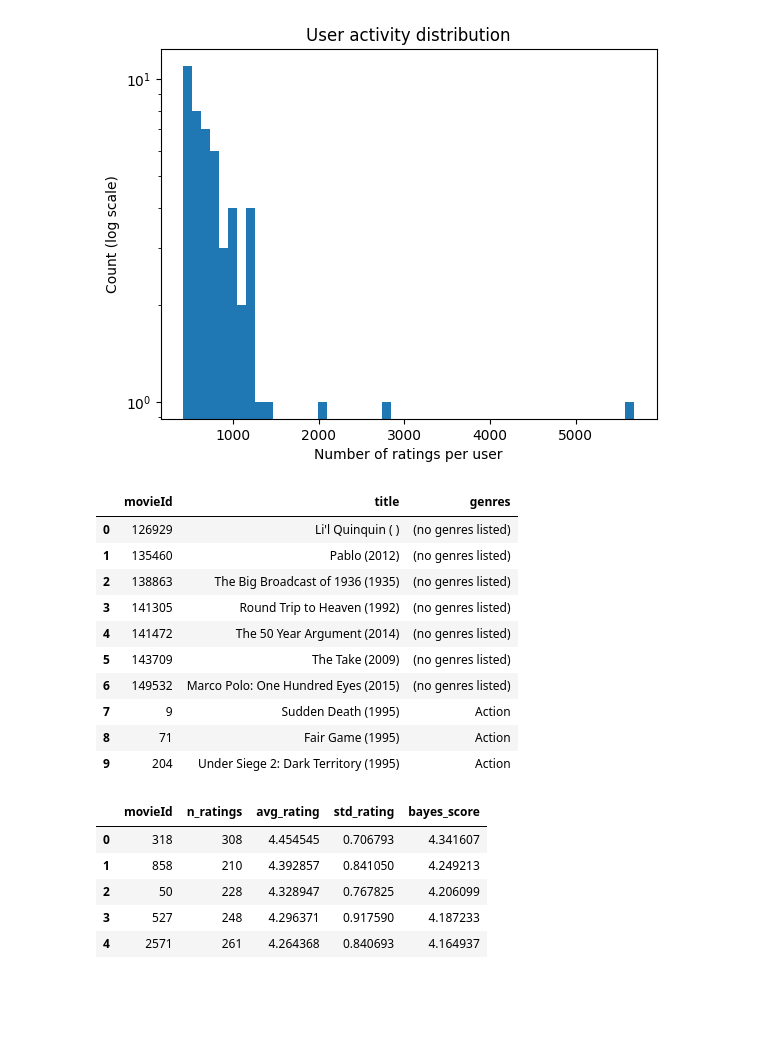
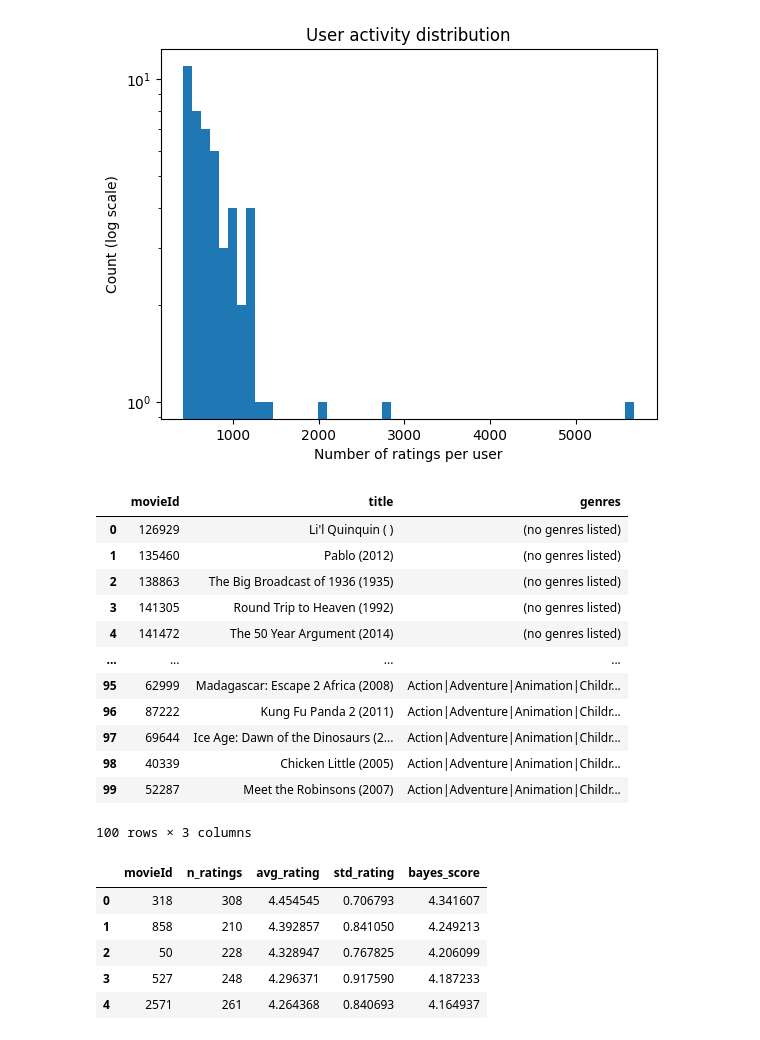
Before and after one commit to ifatmagamha/Personalized_Movie_Recommendation_System, a Jupyter notebook: Untitled.ipynb, the cells around one changed output. Drawn from its saved outputs; the diff is of its cells as text; code cells hidden in the pictures; blank space fills up the shorter version.

```diff
--- a/Untitled.ipynb
+++ b/Untitled.ipynb
@@ -208,20 +208,22 @@ user_stats.to_parquet("data/user_stats.parquet")
 # %%
 import pandas as pd
 
 df = pd.read_parquet("data/movies.parquet")
-df.head(10)
+df.head(100)
 # %% [output]
 |  | movieId | title | genres |
 | 0 | 126929 | Li'l Quinquin ( ) | (no genres listed) |
 | 1 | 135460 | Pablo (2012) | (no genres listed) |
 | 2 | 138863 | The Big Broadcast of 1936 (1935) | (no genres listed) |
 | 3 | 141305 | Round Trip to Heaven (1992) | (no genres listed) |
 | 4 | 141472 | The 50 Year Argument (2014) | (no genres listed) |
-| 5 | 143709 | The Take (2009) | (no genres listed) |
-| 6 | 149532 | Marco Polo: One Hundred Eyes (2015) | (no genres listed) |
-| 7 | 9 | Sudden Death (1995) | Action |
-| 8 | 71 | Fair Game (1995) | Action |
-| 9 | 204 | Under Siege 2: Dark Territory (1995) | Action |
+| ... | ... | ... | ... |
+| 95 | 62999 | Madagascar: Escape 2 Africa (2008) | Action|Adventure|Animation|Childr... |
+| 96 | 87222 | Kung Fu Panda 2 (2011) | Action|Adventure|Animation|Childr... |
+| 97 | 69644 | Ice Age: Dawn of the Dinosaurs (2... | Action|Adventure|Animation|Childr... |
+| 98 | 40339 | Chicken Little (2005) | Action|Adventure|Animation|Childr... |
+| 99 | 52287 | Meet the Robinsons (2007) | Action|Adventure|Animation|Childr... |
+100 rows × 3 columns
 # %%
 import pandas as pd
 
```
Also changed, not shown: 11 other files.
